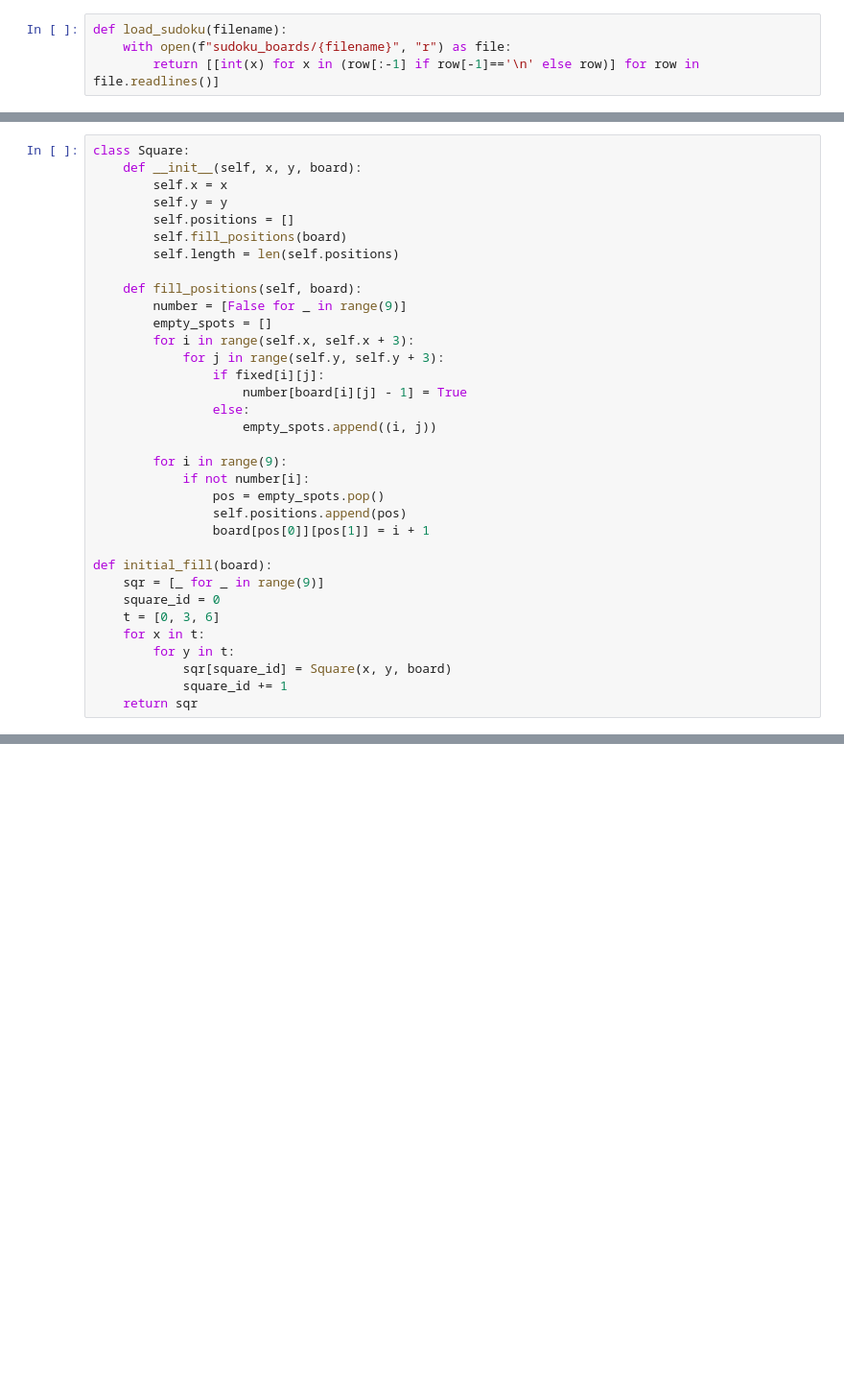
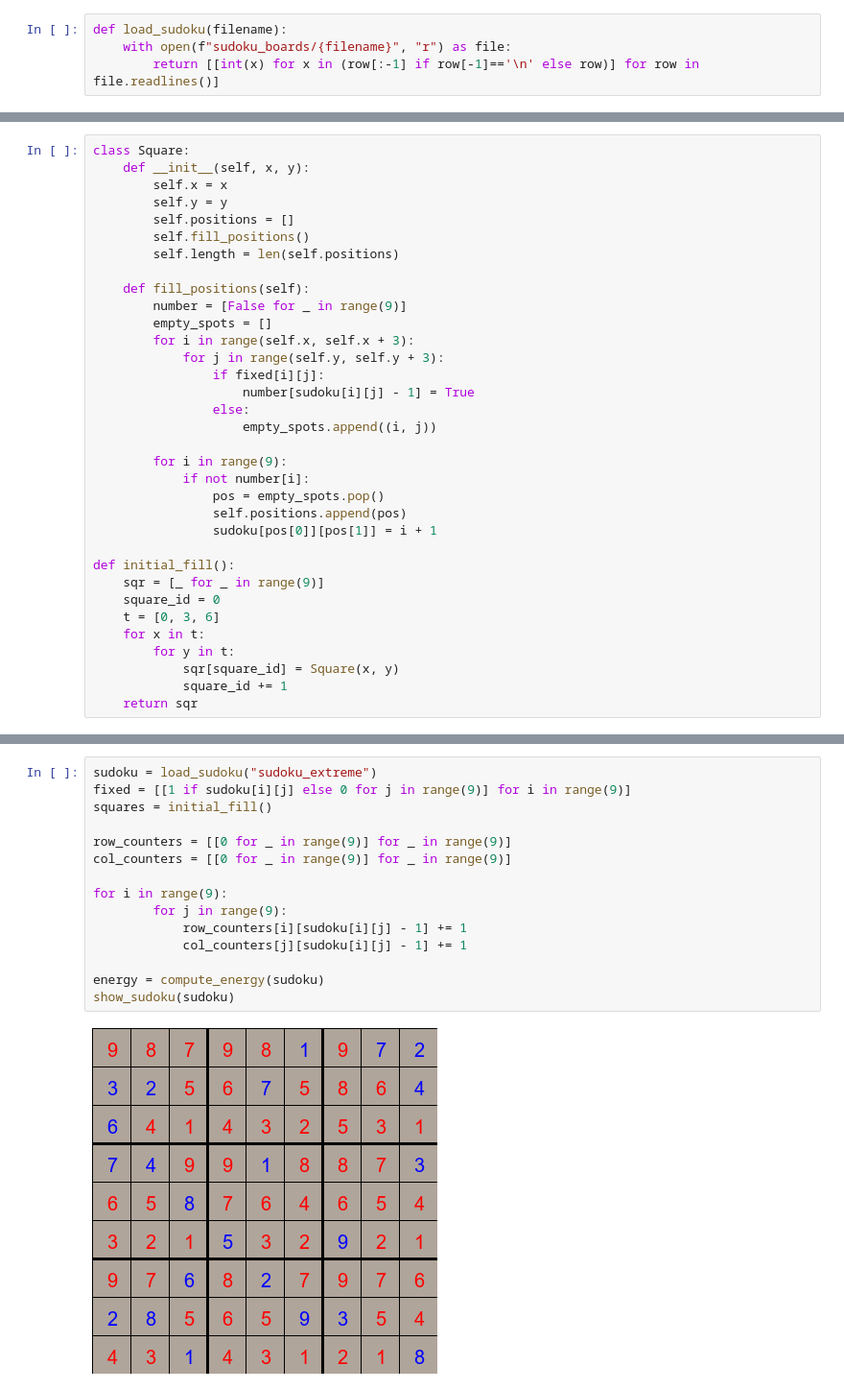
Before and after one commit to michal200292/Numericke-metody, a Jupyter notebook: lab4/zad3.ipynb, the cells around one changed output, grey strips where cells are left out. Shown at 96% size. Cells and saved outputs as stored; diff of their text form; blank space fills up the shorter version.

```diff
--- a/lab4/zad3.ipynb
+++ b/lab4/zad3.ipynb
@@ -49,19 +30,19 @@ Klasa square opisuje wolne miejsca wewnątrz każdego kwadratu.
 # %%
 class Square:
-    def __init__(self, x, y, board):
+    def __init__(self, x, y):
         self.x = x
         self.y = y
         self.positions = []
-        self.fill_positions(board)
+        self.fill_positions()
         self.length = len(self.positions)
 
-    def fill_positions(self, board):
+    def fill_positions(self):
         number = [False for _ in range(9)]
         empty_spots = []
         for i in range(self.x, self.x + 3):
             for j in range(self.y, self.y + 3):
                 if fixed[i][j]:
-                    number[board[i][j] - 1] = True
+                    number[sudoku[i][j] - 1] = True
                 else:
                     empty_spots.append((i, j))
 
@@ -69,14 +50,14 @@ class Square:
             if not number[i]:
                 pos = empty_spots.pop()
                 self.positions.append(pos)
-                board[pos[0]][pos[1]] = i + 1
+                sudoku[pos[0]][pos[1]] = i + 1
 
-def initial_fill(board):
+def initial_fill():
     sqr = [_ for _ in range(9)]
     square_id = 0
     t = [0, 3, 6]
     for x in t:
         for y in t:
-            sqr[square_id] = Square(x, y, board)
+            sqr[square_id] = Square(x, y)
             square_id += 1
     return sqr
@@ -341,0 +103,17 @@ Czy poprawne: True
+# %%
+sudoku = load_sudoku("sudoku_extreme")
+fixed = [[1 if sudoku[i][j] else 0 for j in range(9)] for i in range(9)]
+squares = initial_fill()
+
+row_counters = [[0 for _ in range(9)] for _ in range(9)]
+col_counters = [[0 for _ in range(9)] for _ in range(9)]
+
+for i in range(9):
+        for j in range(9):
+            row_counters[i][sudoku[i][j] - 1] += 1
+            col_counters[j][sudoku[i][j] - 1] += 1
+
+energy = compute_energy(sudoku)
+show_sudoku(sudoku)
+# %% [output]
+[figure, added]
```
Also changed, not shown: parts of 36 cells of this notebook.
